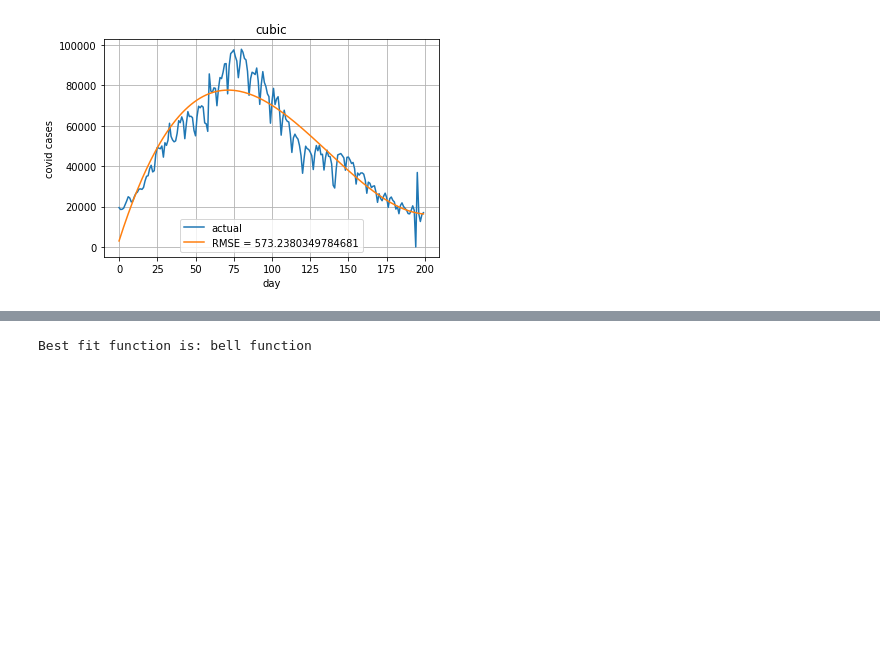
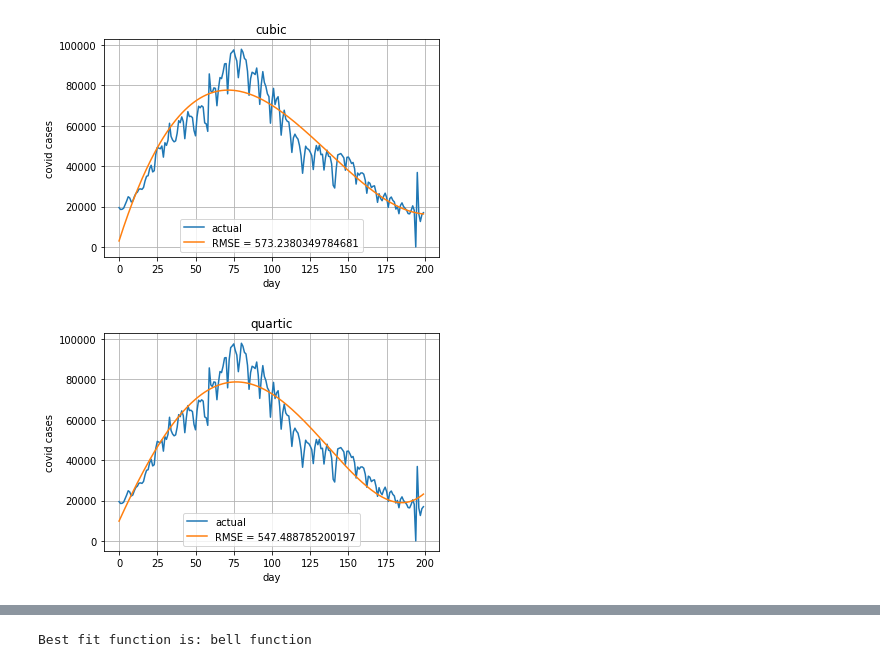
Before and after one commit to Abh1-Shek/BTP, a Jupyter notebook: FunctionFittingCountries.ipynb, the cells around one changed output, grey strips where cells are left out. Drawn from its saved outputs; the diff is of its cells as text; code cells hidden in the pictures; blank space fills up the shorter version.

```diff
--- a/FunctionFittingCountries.ipynb
+++ b/FunctionFittingCountries.ipynb
@@ -176,3 +180,7 @@ def find_best_curve(df, title = ""):
 plot_graph(data['India'][150:350], 'cubic')
 # %% [output]
 [figure]
+# %%
+plot_graph(data['India'][150:350], 'quartic')
+# %% [output]
+[figure, added]
```
Also changed, not shown: parts of 3 cells of this notebook.
